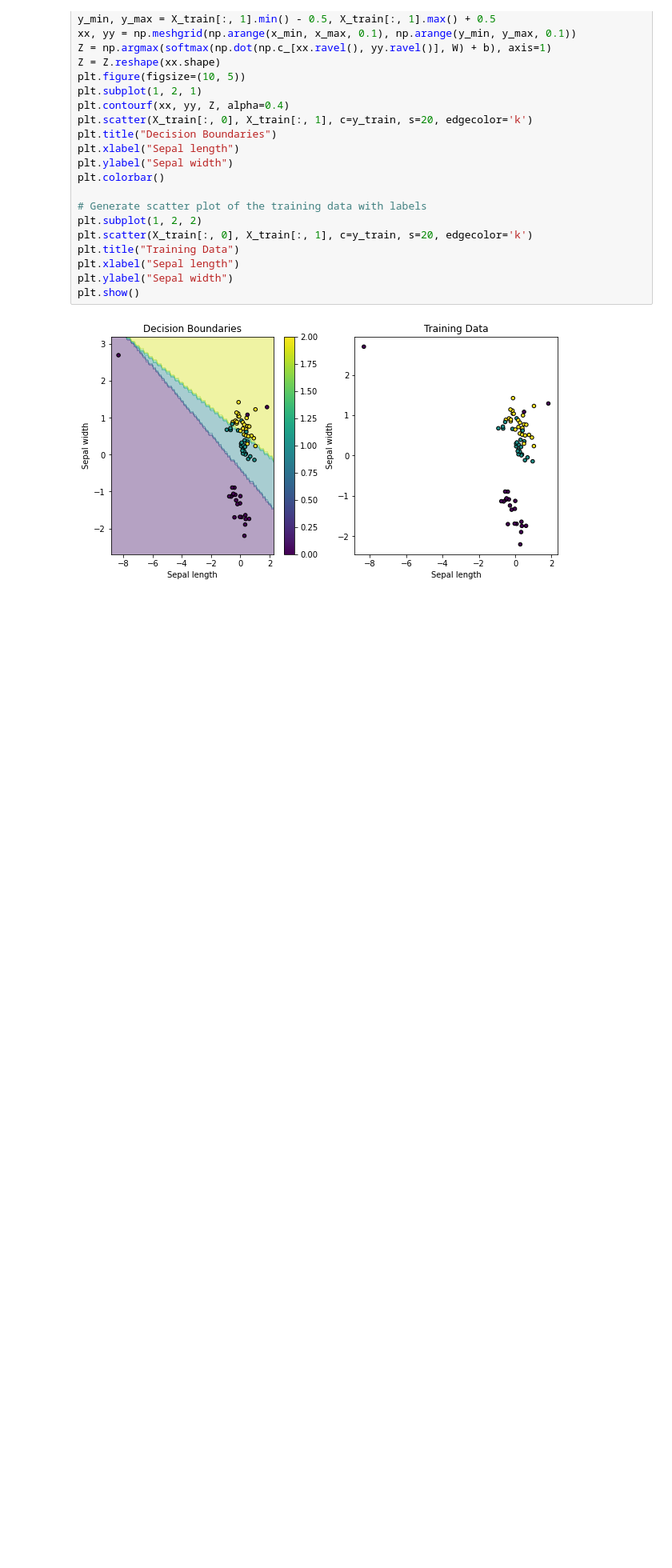
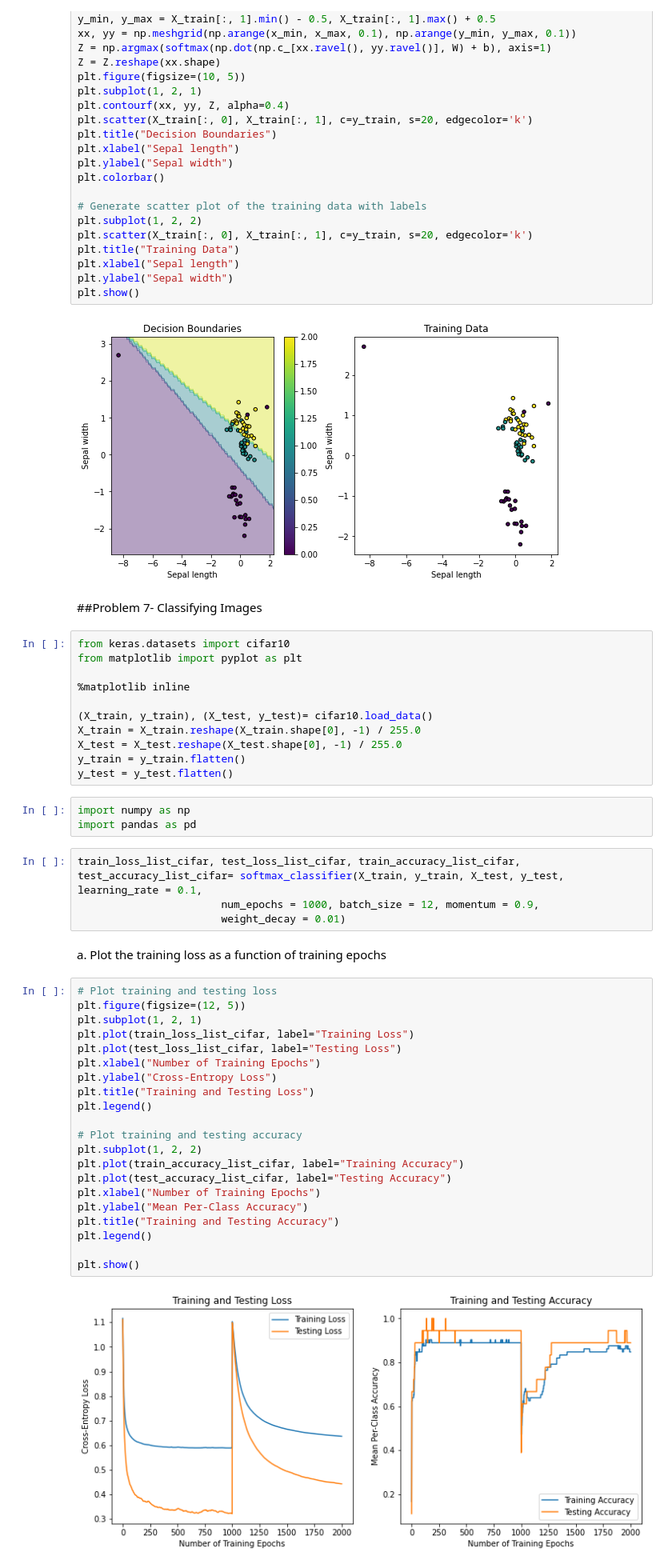
Before and after one commit to anastasiarenata1/deeplearning, a Jupyter notebook: LNN_with_Numpy_and_Softmax_Classifier.ipynb, the cells around one changed output. Shown at 80% size. Drawn from its saved outputs; the diff is of its cells as text; blank space fills up the shorter version.

```diff
--- a/LNN_with_Numpy_and_Softmax_Classifier.ipynb
+++ b/LNN_with_Numpy_and_Softmax_Classifier.ipynb
@@ -799,3 +850,48 @@ plt.ylabel("Sepal width")
 plt.show()
 # %% [output]
 [figure]
+# %% [markdown]
+##Problem 7- Classifying Images
+# %%
+from keras.datasets import cifar10
+from matplotlib import pyplot as plt
+
+%matplotlib inline
+
+(X_train, y_train), (X_test, y_test)= cifar10.load_data()
+X_train = X_train.reshape(X_train.shape[0], -1) / 255.0
+X_test = X_test.reshape(X_test.shape[0], -1) / 255.0
+y_train = y_train.flatten()
+y_test = y_test.flatten()
+# %%
+import numpy as np
+import pandas as pd
+# %%
+train_loss_list_cifar, test_loss_list_cifar, train_accuracy_list_cifar, test_accuracy_list_cifar= softmax_classifier(X_train, y_train, X_test, y_test, learning_rate = 0.1,
+                       num_epochs = 1000, batch_size = 12, momentum = 0.9,
+                       weight_decay = 0.01)
+# %% [markdown]
+a. Plot the training loss as a function of training epochs
+# %%
+# Plot training and testing loss
+plt.figure(figsize=(12, 5))
+plt.subplot(1, 2, 1)
+plt.plot(train_loss_list_cifar, label="Training Loss")
+plt.plot(test_loss_list_cifar, label="Testing Loss")
+plt.xlabel("Number of Training Epochs")
+plt.ylabel("Cross-Entropy Loss")
+plt.title("Training and Testing Loss")
+plt.legend()
+
+# Plot training and testing accuracy
+plt.subplot(1, 2, 2)
+plt.plot(train_accuracy_list_cifar, label="Training Accuracy")
+plt.plot(test_accuracy_list_cifar, label="Testing Accuracy")
+plt.xlabel("Number of Training Epochs")
+plt.ylabel("Mean Per-Class Accuracy")
+plt.title("Training and Testing Accuracy")
+plt.legend()
+
+plt.show()
+# %% [output]
+[figure, added]
```
Also changed, not shown: parts of 15 cells of this notebook.
